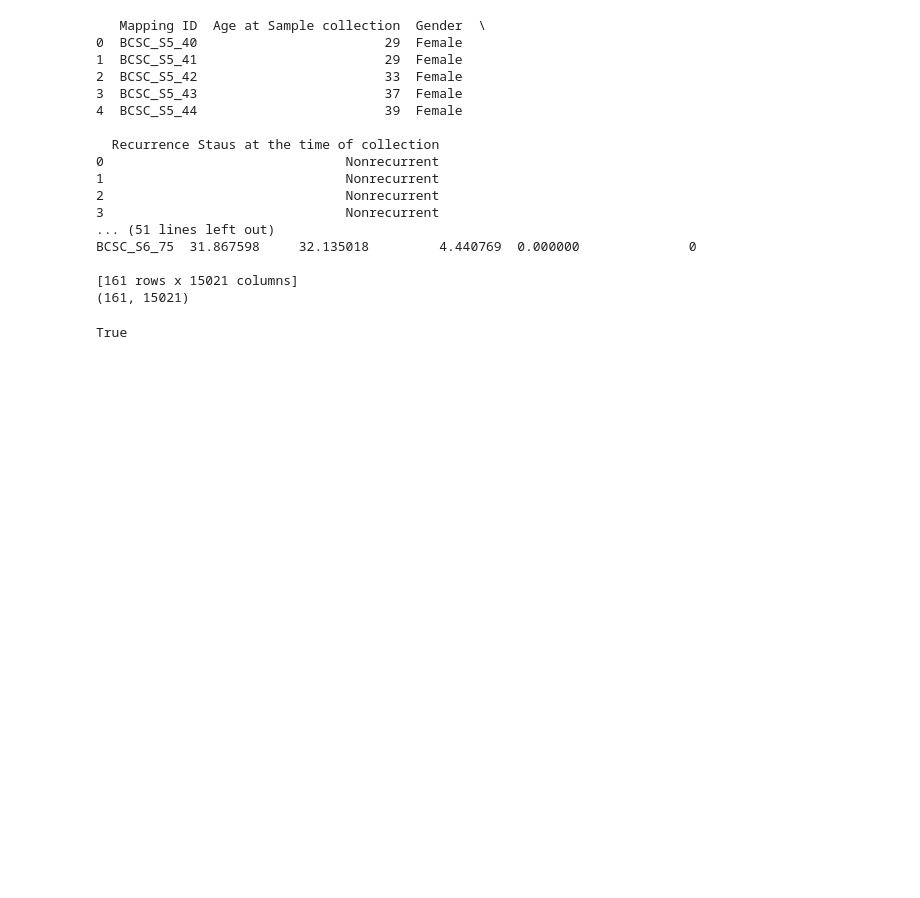
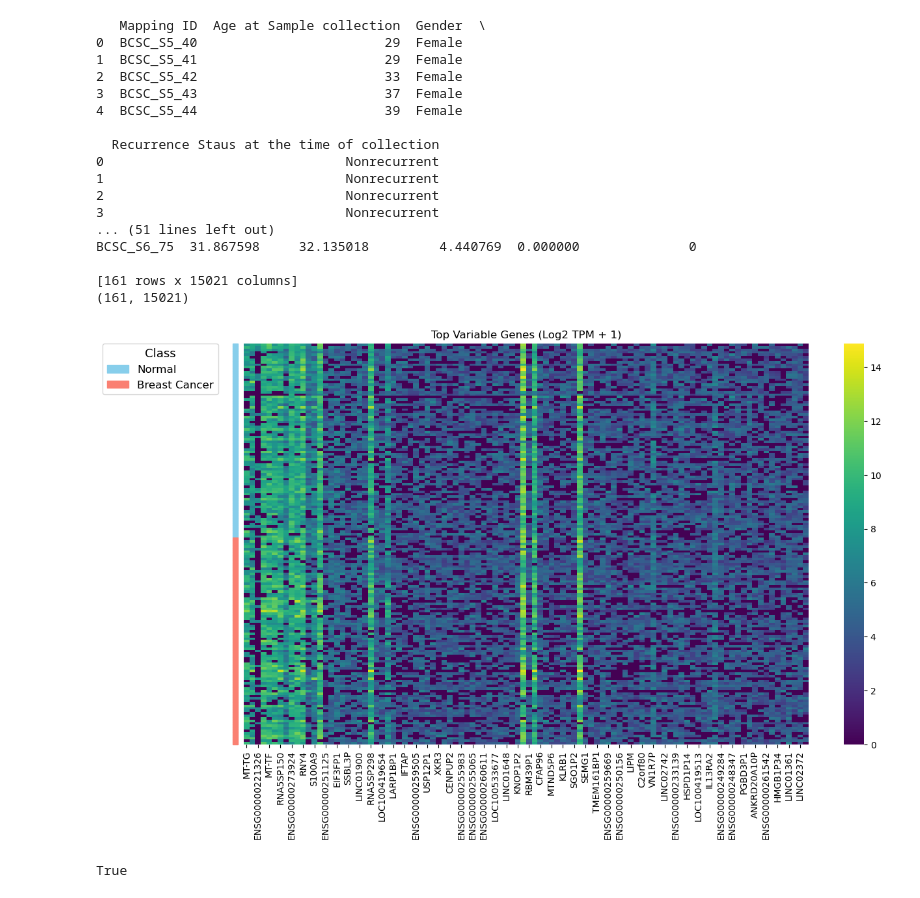
Before and after one commit to sas062/beng203_breast_cancer_recurrence_classifier, a Jupyter notebook: breast_cancer_classifier.ipynb, the cells around one changed output. Cells and saved outputs as stored; diff of their text form; code cells hidden in the pictures; blank space fills up the shorter version.

```diff
--- a/breast_cancer_classifier.ipynb
+++ b/breast_cancer_classifier.ipynb
@@ -1132,6 +1132,51 @@ BCSC_S6_75  31.867598     32.135018         4.440769  0.000000              0
 
 [161 rows x 15021 columns]
 (161, 15021)
+# %%
+sorted_df = filtered_val_df.sort_values(by="cancer_status", ascending=True)
+
+labels = sorted_df["cancer_status"]
+expr = sorted_df.drop(columns=["cancer_status"])
+
+data_T = expr.T
+
+data_log = np.log2(data_T + 1)
+
+top_genes = data_log.var(axis=1).sort_values(ascending=False).head(100)
+
+heatmap_data = data_log.loc[top_genes.index]
+labels_ordered = labels.loc[heatmap_data.T.index]
+
+plt.figure(figsize=(14, 8))
+ax = sns.heatmap(heatmap_data.T, cmap="viridis", yticklabels=False)
+
+for i, c in enumerate(labels_ordered.map({0:"skyblue", 1:"salmon"})):
+    ax.add_patch(
+        plt.Rectangle(
+            (-2, i), 1, 1,
+            color=c,
+            transform=ax.transData,
+            clip_on=False
+        )
+    )
+
+normal_patch = mpatches.Patch(color="skyblue", label="Normal")
+cancer_patch = mpatches.Patch(color="salmon", label="Breast Cancer")
+
+plt.legend(
+    handles=[normal_patch, cancer_patch],
+    title="Class",
+    loc="upper left",
+    bbox_to_anchor=(-0.25, 1),
+    borderaxespad=0,
+    fontsize=12,
+    title_fontsize=13
+)
+
+plt.title("Top Variable Genes (Log2 TPM + 1)")
+plt.show()
+# %% [output]
+[figure, added]
 # %%
 X_val = filtered_val_df.drop(columns=["cancer_status"])
 y_val = filtered_val_df["cancer_status"]
```
